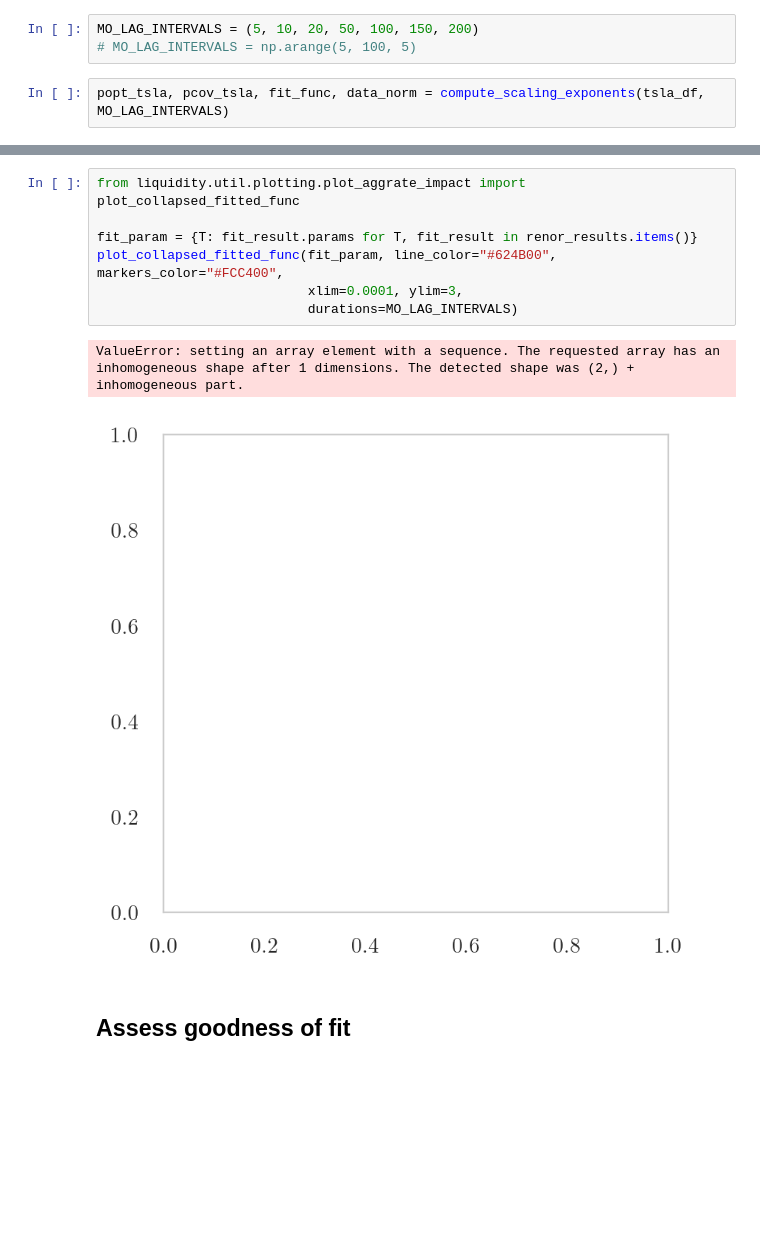
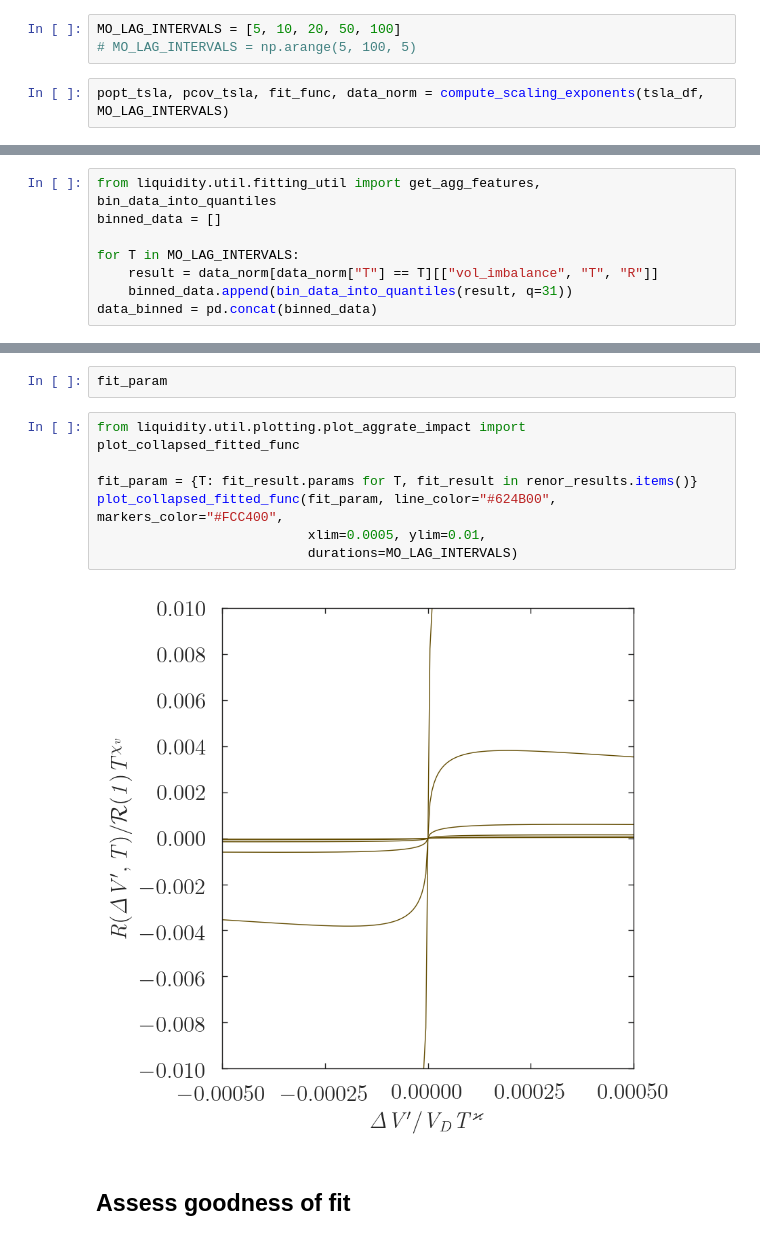
Before and after one commit to anabugaenko/liquidity, a Jupyter notebook: notebooks/Scratch Notebook for Testing.ipynb, the cells around one changed output, grey strips where cells are left out. Cells and saved outputs as stored; diff of their text form; blank space fills up the shorter version.

Commit message:
Updated fitting procedure for scaling form

```diff
--- a/notebooks/Scratch Notebook for Testing.ipynb
+++ b/notebooks/Scratch Notebook for Testing.ipynb
@@ -120,7 +91,7 @@ Approach II: produce series of RN and QN by fitting scaling funtion for differen
 # %%
 from liquidity.response_functions.fitting import compute_scaling_exponents, renormalise
 # %%
-MO_LAG_INTERVALS = (5, 10, 20, 50, 100, 150, 200)
+MO_LAG_INTERVALS = [5, 10, 20, 50, 100]
 # MO_LAG_INTERVALS = np.arange(5, 100, 5)
 # %%
 popt_tsla, pcov_tsla, fit_func, data_norm = compute_scaling_exponents(tsla_df, MO_LAG_INTERVALS)
@@ -131,0 +108,8 @@ array([3.22877450e-01, 2.11407604e-03, 3.41326854e-01, 1.68397197e+01,
+# %%
+from liquidity.util.fitting_util import get_agg_features, bin_data_into_quantiles
+binned_data = []
+
+for T in MO_LAG_INTERVALS:
+    result = data_norm[data_norm["T"] == T][["vol_imbalance", "T", "R"]]
+    binned_data.append(bin_data_into_quantiles(result, q=31))
+data_binned = pd.concat(binned_data)
@@ -151,13 +192,14 @@ renor_results
+# %%
+fit_param
 # %%
 from liquidity.util.plotting.plot_aggrate_impact import plot_collapsed_fitted_func
 
 fit_param = {T: fit_result.params for T, fit_result in renor_results.items()}
 plot_collapsed_fitted_func(fit_param, line_color="#624B00", markers_color="#FCC400",
-                           xlim=0.0001, ylim=3,
+                           xlim=0.0005, ylim=0.01,
                            durations=MO_LAG_INTERVALS)
 # %% [output]
-ValueError: setting an array element with a sequence. The requested array has an inhomogeneous shape after 1 dimensions. The detected shape was (2,) + inhomogeneous part.
-[figure, old version]
+[figure, new version]
 # %% [markdown]
 ## Assess goodness of fit
 # %%
```
Also changed, not shown: parts of 17 cells of this notebook, 6 other files.
